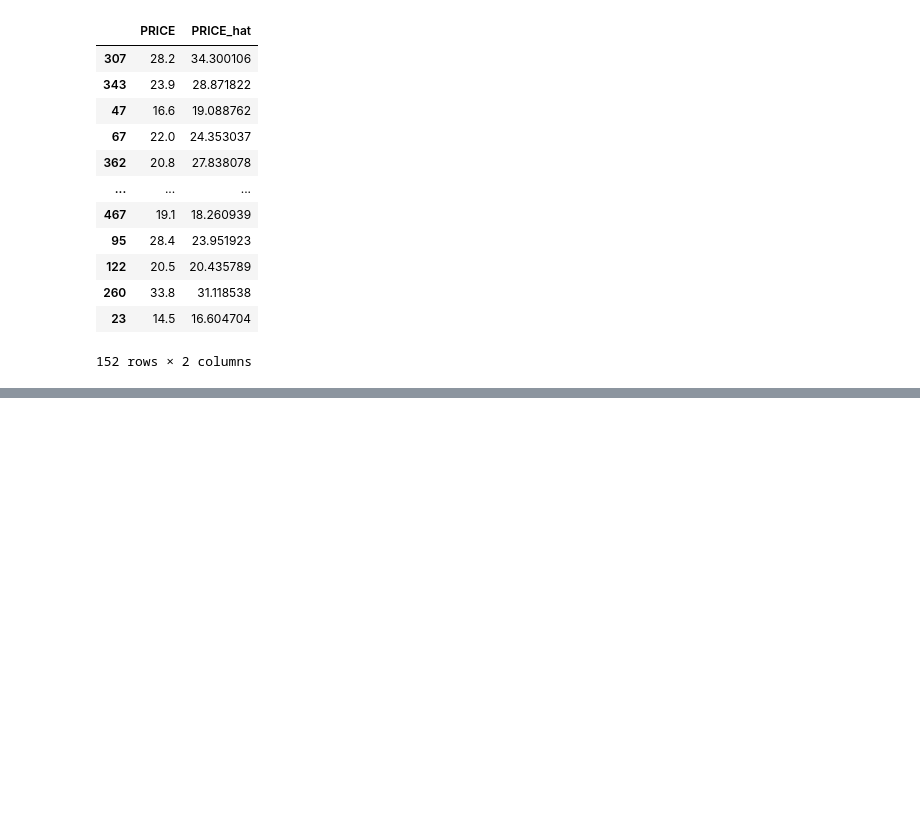
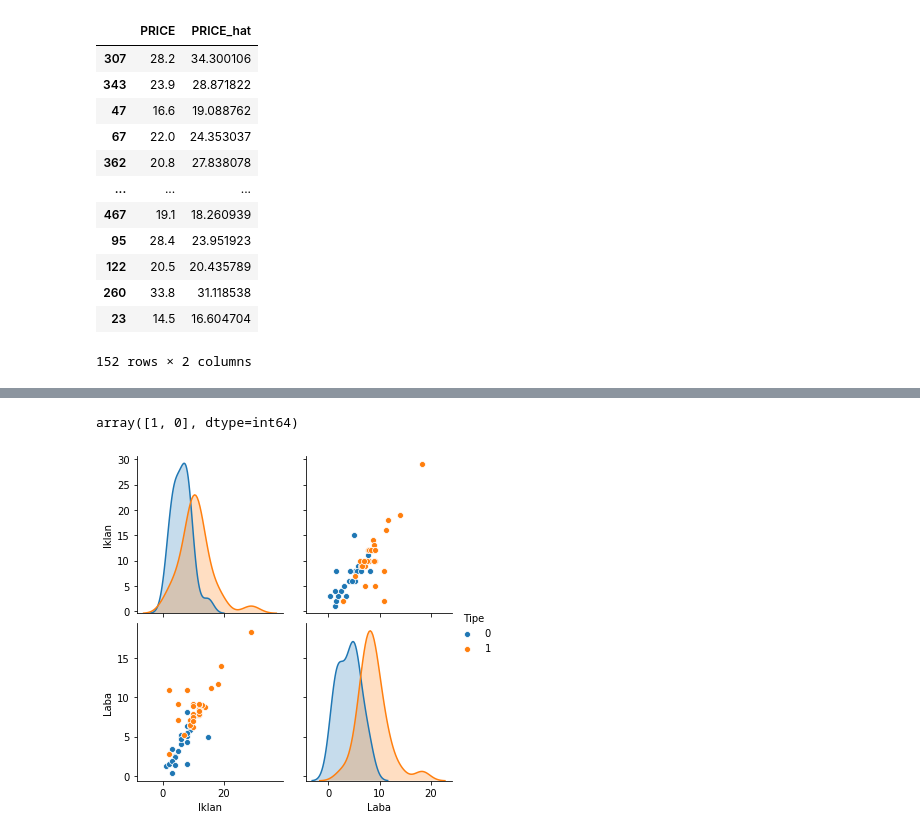
Before and after one commit to sakerajunior/ptpjb, a Jupyter notebook: 13 Pendahuluan Deep Learning.ipynb, the cells around one changed output, grey strips where cells are left out. Saved outputs shown, nothing was run; the diff lists cells and outputs as text; code cells hidden in the pictures; blank space fills up the shorter version.

```diff
--- a/13 Pendahuluan Deep Learning.ipynb
+++ b/13 Pendahuluan Deep Learning.ipynb
@@ -220,0 +229,6 @@ hasil
+# %%
+# Contoh
+# Load DataFile CSV
+
+df = pd.read_csv('https://raw.githubusercontent.com/taudata-indonesia/eLearning/master/data/iklan.csv')
+df.head()
@@ -220,0 +242,8 @@ hasil
+# %%
+df.Tipe.unique()
+# %% [output]
+array([1, 0], dtype=int64)
+# %%
+p = sns.pairplot(df.iloc[:,1:], hue="Tipe")
+# %% [output]
+[figure, added]
```
Also changed, not shown: parts of 6 cells of this notebook.
